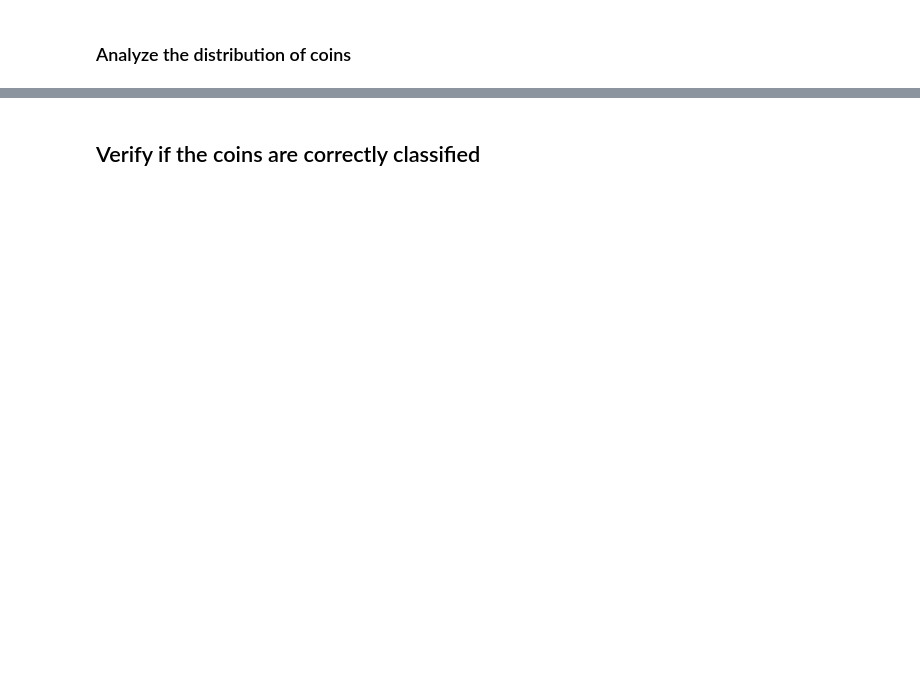
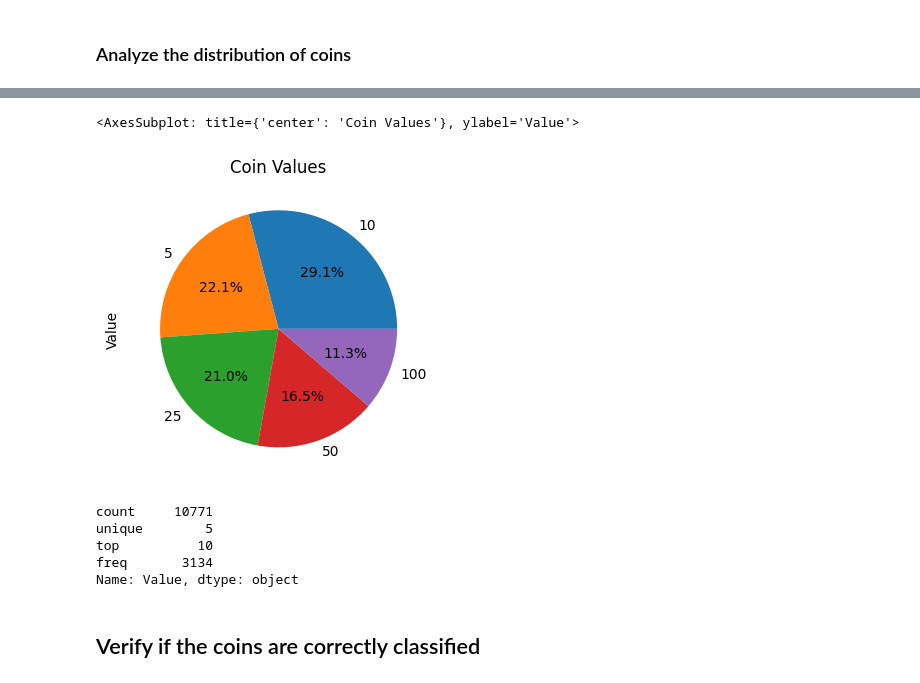
Before and after one commit to bruno-brant/python-money-detector, a Jupyter notebook: notebooks/dataset_validation.ipynb, the cells around one changed output, grey strips where cells are left out. Drawn from its saved outputs; the diff is of its cells as text; code cells hidden in the pictures; blank space fills up the shorter version.

```diff
--- a/notebooks/dataset_validation.ipynb
+++ b/notebooks/dataset_validation.ipynb
@@ -108,20 +116,32 @@ print(f'Number of coins without uncertain: {len(df)}')
 # %%
 # Create charts
 figsize = (13,13)
 # Create a pie chart for the coin values
 plt.subplot(1, 3, 1)
 plt.title('Coin Values')
 df[df['Value'] != UNKNOWN]['Value'].value_counts().plot.pie(autopct='%1.1f%%', figsize=figsize)
 
-# Create a pie chart for the coin sides
-plt.subplot(1, 3, 2)
-plt.title('Coin Sides')
-df[df['Side'] != UNKNOWN]['Side'].value_counts().plot.pie(autopct='%1.1f%%', figsize=figsize)
-
-# Create a pie chart for the coin editions
-plt.subplot(1, 3, 3)
-plt.title('Coin Editions')
-df[df['Edition'] != UNKNOWN]['Edition'].value_counts().plot.pie(autopct='%1.1f%%', figsize=figsize)
+## Create a pie chart for the coin sides
+#plt.subplot(1, 3, 2)
+#plt.title('Coin Sides')
+#df[df['Side'] != UNKNOWN]['Side'].value_counts().plot.pie(autopct='%1.1f%%', figsize=figsize)
+#
+## Create a pie chart for the coin editions
+#plt.subplot(1, 3, 3)
+#plt.title('Coin Editions')
+#df[df['Edition'] != UNKNOWN]['Edition'].value_counts().plot.pie(autopct='%1.1f%%', figsize=figsize)
+# %% [output]
+<AxesSubplot: title={'center': 'Coin Values'}, ylabel='Value'>
+[figure, added]
+# %%
+#describe the column value
+df['Value'].describe()
+# %% [output]
+count     10771
+unique        5
+top          10
+freq       3134
+Name: Value, dtype: object
 # %% [markdown]
 ## Verify if the coins are correctly classified
 # %%
```
Also changed, not shown: parts of 19 cells of this notebook, 9 other files.
